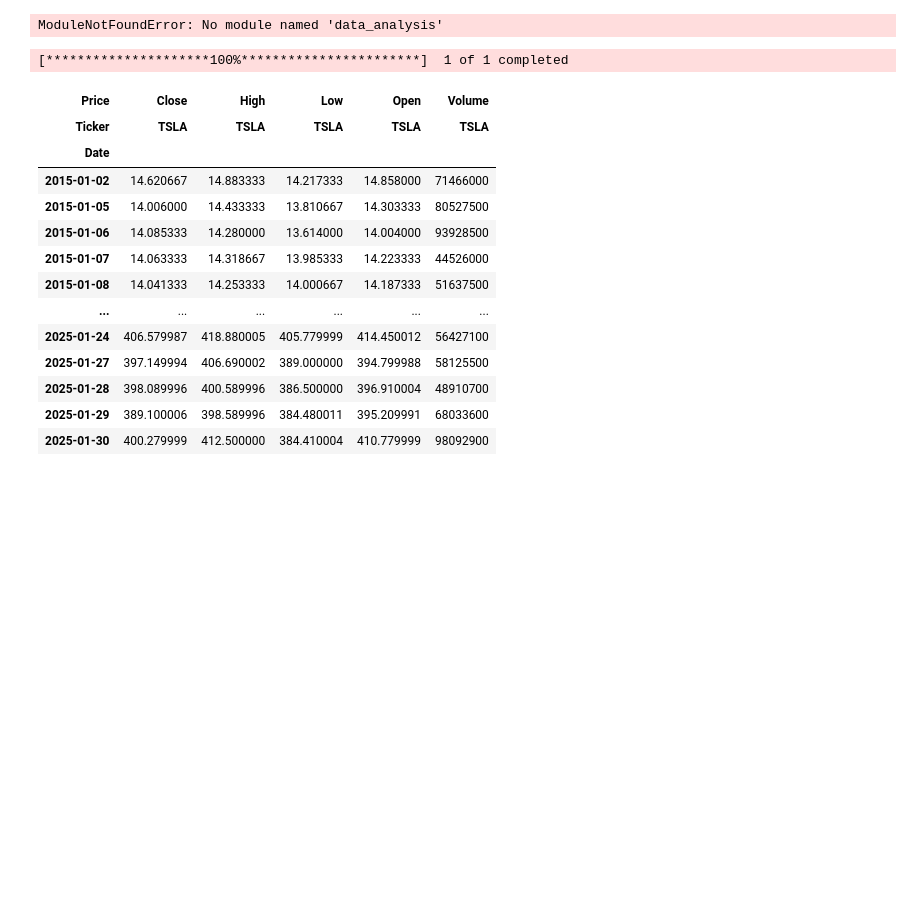
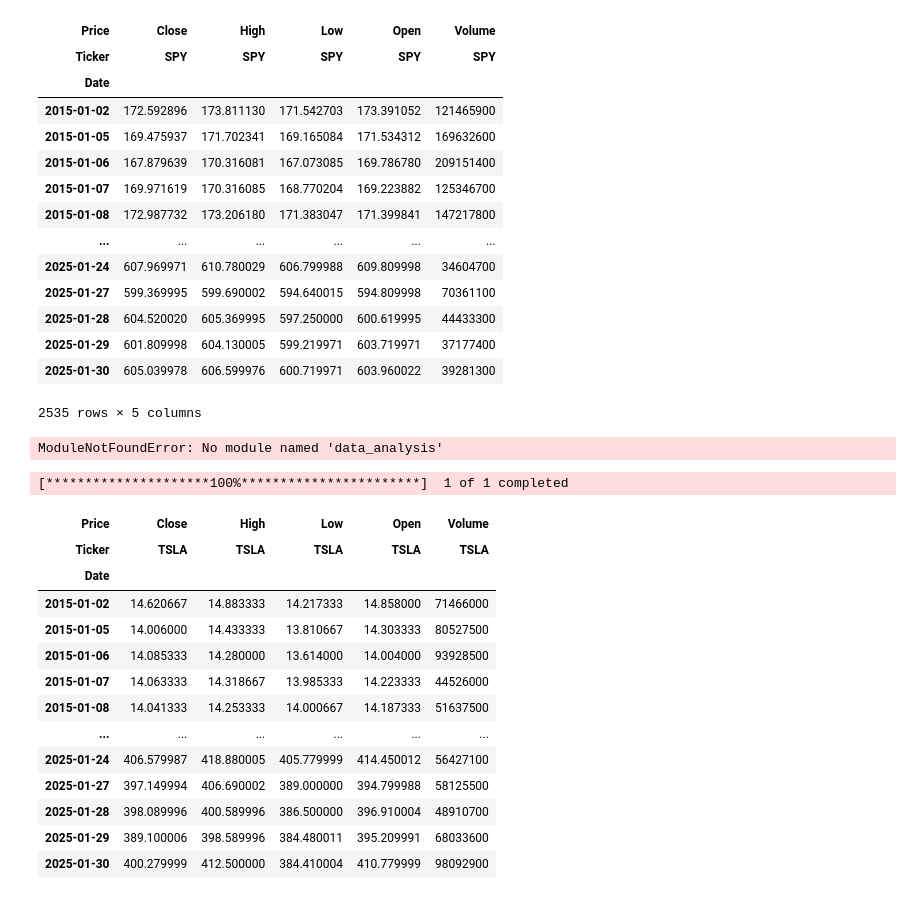
Before and after one commit to surak-alf/portfolio_management_optimization, a Jupyter notebook: notebook/data_exploratory_and_preprocessor.ipynb, the cells around one changed output. Saved outputs shown, nothing was run; the diff lists cells and outputs as text; code cells hidden in the pictures; blank space fills up the shorter version.

```diff
--- a/notebook/data_exploratory_and_preprocessor.ipynb
+++ b/notebook/data_exploratory_and_preprocessor.ipynb
@@ -17,3 +68,21 @@ sys.path.append(scripts_dir)
+# %%
+spy_data
+# %% [output]
+| Price | Close | High | Low | Open | Volume |
+| Ticker | SPY | SPY | SPY | SPY | SPY |
+| Date |  |  |  |  |  |
+| 2015-01-02 | 172.592896 | 173.811130 | 171.542703 | 173.391052 | 121465900 |
+| 2015-01-05 | 169.475937 | 171.702341 | 169.165084 | 171.534312 | 169632600 |
+| 2015-01-06 | 167.879639 | 170.316081 | 167.073085 | 169.786780 | 209151400 |
+| 2015-01-07 | 169.971619 | 170.316085 | 168.770204 | 169.223882 | 125346700 |
+| 2015-01-08 | 172.987732 | 173.206180 | 171.383047 | 171.399841 | 147217800 |
+| ... | ... | ... | ... | ... | ... |
+| 2025-01-24 | 607.969971 | 610.780029 | 606.799988 | 609.809998 | 34604700 |
+| 2025-01-27 | 599.369995 | 599.690002 | 594.640015 | 594.809998 | 70361100 |
+| 2025-01-28 | 604.520020 | 605.369995 | 597.250000 | 600.619995 | 44433300 |
+| 2025-01-29 | 601.809998 | 604.130005 | 599.219971 | 603.719971 | 37177400 |
+| 2025-01-30 | 605.039978 | 606.599976 | 600.719971 | 603.960022 | 39281300 |
+2535 rows × 5 columns
 # %%
 import sys
 import os
```
Also changed, not shown: parts of 6 cells of this notebook.
